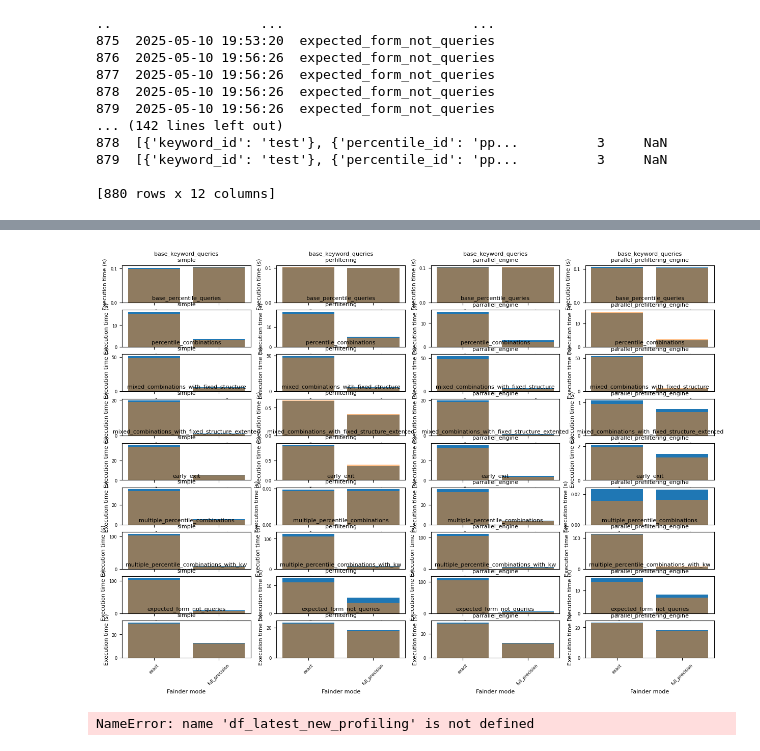
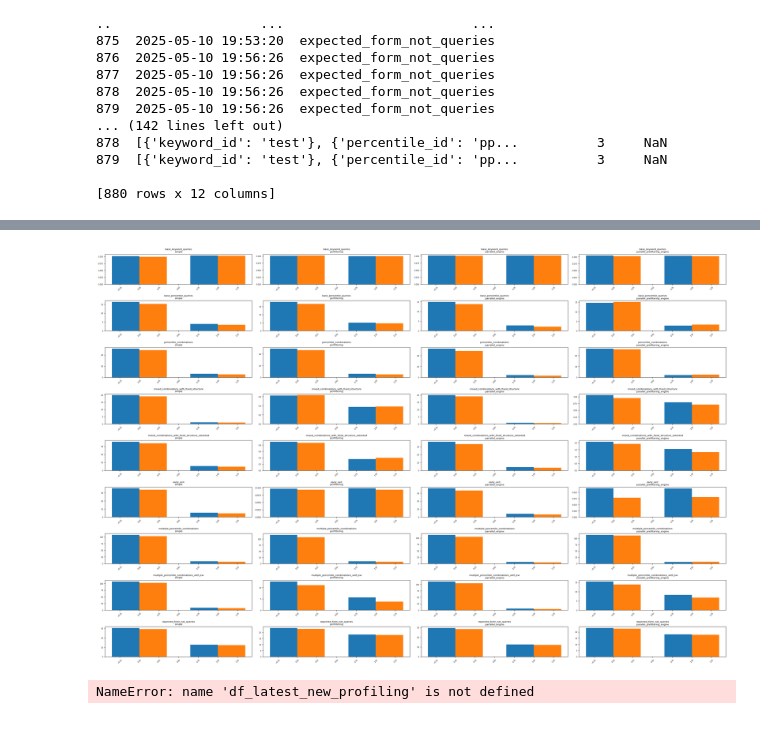
Before and after one commit to leonardgeissler/fainder-demo, a Jupyter notebook: analysis/performance_tests/regression_analysis.ipynb, the cells around one changed output, grey strips where cells are left out. Drawn from its saved outputs; the diff is of its cells as text; code cells hidden in the pictures.

Commit message:
update regression plots

```diff
--- a/analysis/performance_tests/regression_analysis.ipynb
+++ b/analysis/performance_tests/regression_analysis.ipynb
@@ -7,7 +7,7 @@ from matplotlib import pyplot as plt
 from sympy import false
 
 # Get the old and new data directories
-list_of_commits = list(Path("../../logs/performance/git_heads").glob("*/"))
+list_of_commits = list(Path("../../logs/performance/regression").glob("*/"))
 
 list_of_commits.sort(key=os.path.getmtime, reverse=True)
 list_of_commits = list_of_commits[:2]
@@ -85,12 +85,11 @@ print(df_latest_old)
 [880 rows x 12 columns]
 # %%
 # For each category and fainder_mode (new plot) do a bar plot of the average execution time with scenario on the x-axis
-import os
+import numpy as np
 
 # Create the directory if it doesn't exist
 if not os.path.exists("figures"):
     os.makedirs("figures")
-# Create the directory if it doesn't exist
 if not os.path.exists("figures/regression"):
     os.makedirs("figures/regression")
 
@@ -101,7 +100,7 @@ fainder_modes = df_latest_new["fainder_mode"].unique()
 for category in categories:
     for scenario in scenarios:
         df_latest_new_temp = df_latest_new[
-            df_latest_new ["category"] == category
+            df_latest_new["category"] == category
         ]
         df_latest_new_temp = df_latest_new_temp[
             df_latest_new_temp["scenario"] == scenario
@@ -119,24 +118,18 @@ for category in categories:
         mean_execution_times_new = df_latest_new_temp.groupby("fainder_mode")["execution_time"].mean()
         mean_execution_times_old = df_latest_old_temp.groupby("fainder_mode")["execution_time"].mean()
 
-        plt.bar(
-            mean_execution_times_new.index,
-            mean_execution_times_old.values,
-        )
+        x = np.arange(len(mean_execution_times_new.index))
+        width = 0.35
 
-        plt.bar(
-            mean_execution_times_new.index,
-            mean_execution_times_new.values,
-            alpha=0.5,
-        )
+        plt.bar(x - width/2, mean_execution_times_old.values, width, label='Old')
+        plt.bar(x + width/2, mean_execution_times_new.values, width, label='New')
+
         plt.title(f"Execution time for {category} in {scenario}")
         plt.xlabel("Fainder mode")
         plt.ylabel("Execution time (s)")
-
-        plt.legend(["Old", "New"])
-        plt.xticks(rotation=45)
+        plt.xticks(x, mean_execution_times_new.index, rotation=45)
+        plt.legend()
 
         # Save individual figure
-
         plt.savefig(f'figures/regression/execution_time_{category}_{scenario}.png', bbox_inches='tight')
 # %% [output]
@@ -155,35 +148,37 @@ for category in categories:
 ... (24 outputs left out)
 # %%
 # Create combined figure
-plt.figure(figsize=(15, 10))
+plt.figure(figsize=(30, 20))
 num_plots = len(categories) * len(scenarios)
 rows = (num_plots + 3) // 4  # Ceiling division to determine number of rows
 cols = min(4, num_plots)  # Maximum 4 columns
 
 for idx, (category, scenario) in enumerate([(c, s) for c in categories for s in scenarios]):
     plt.subplot(rows, cols, idx + 1)
 
     df_latest_new_temp = df_latest_new[df_latest_new["category"] == category]
     df_latest_new_temp = df_latest_new_temp[df_latest_new_temp["scenario"] == scenario]
     df_latest_old_temp = df_latest_old[df_latest_old["category"] == category]
     df_latest_old_temp = df_latest_old_temp[df_latest_old_temp["scenario"] == scenario]
 
     mean_execution_times_new = df_latest_new_temp.groupby("fainder_mode")["execution_time"].mean()
     mean_execution_times_old = df_latest_old_temp.groupby("fainder_mode")["execution_time"].mean()
 
-    plt.bar(mean_execution_times_new.index, mean_execution_times_old.values)
-    plt.bar(mean_execution_times_new.index, mean_execution_times_new.values, alpha=0.5)
+    x = np.arange(len(mean_execution_times_new.index))
+    width = 0.35
+
+    plt.bar(x - width/2, mean_execution_times_old.values, width, label='Old')
+    plt.bar(x + width/2, mean_execution_times_new.values, width, label='New')
+
 
     plt.title(f"{category}\n{scenario}", fontsize=8)
-    plt.xlabel("Fainder mode", fontsize=8)
-    plt.ylabel("Execution time (s)", fontsize=8)
     plt.xticks(rotation=45, fontsize=6)
     plt.yticks(fontsize=6)
 
 plt.tight_layout()
 plt.savefig('figures/regression/all_execution_times.png')
 # %% [output]
-[figure, old version]
+[figure, new version]
 # %%
 # For each category and fainder_mode (new plot) do a bar plot for profiling data
 # with function_info on the x-axis
```
Also changed, not shown: parts of 1 cell of this notebook.
